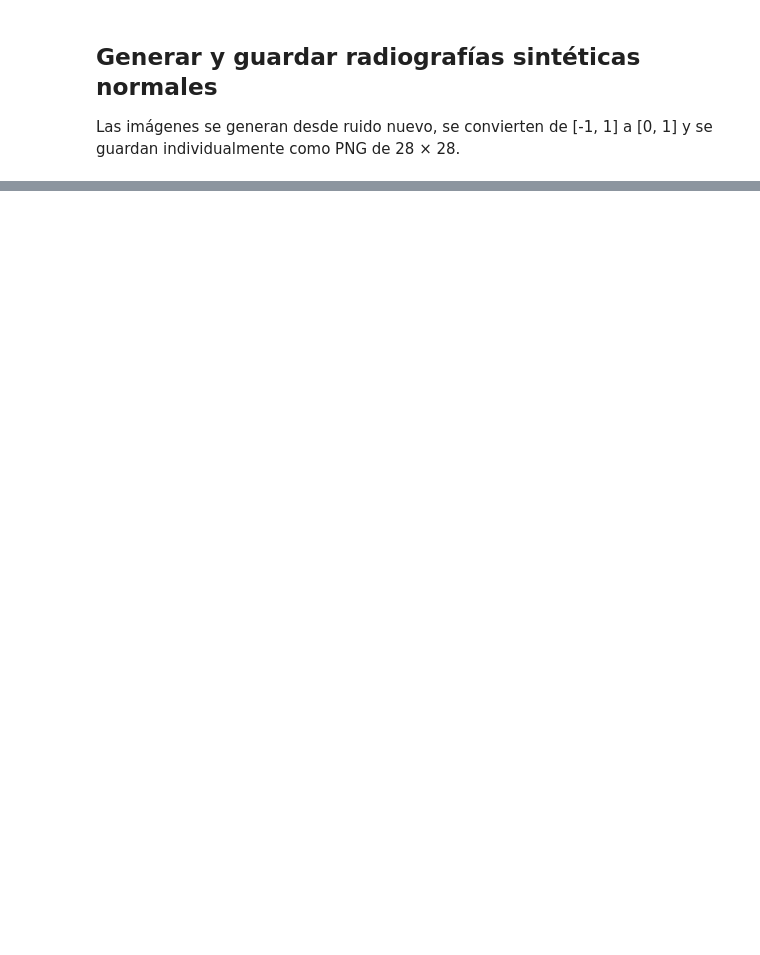
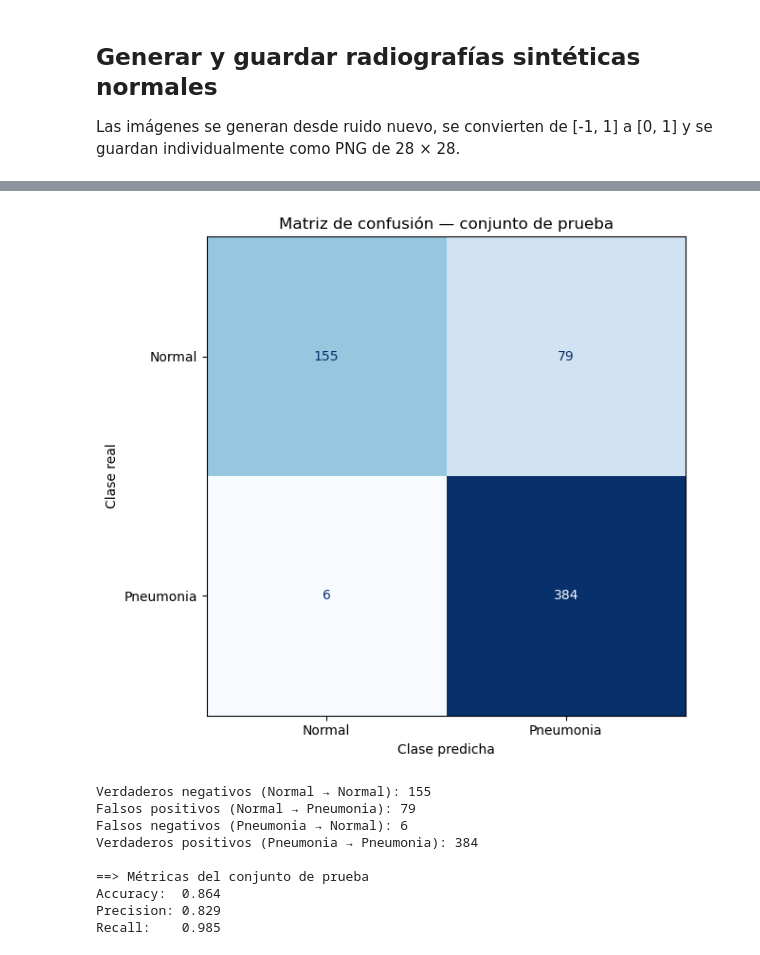
Before and after one commit to GabrielGomez9898/Mastering_MachineLearning_project, a Jupyter notebook: main.ipynb, the cells around one changed output, grey strips where cells are left out. Saved outputs shown, nothing was run; the diff lists cells and outputs as text; code cells hidden in the pictures; blank space fills up the shorter version.

```diff
--- a/main.ipynb
+++ b/main.ipynb
@@ -1014,0 +1435,79 @@ Forma del tensor generado: (16, 1, 28, 28)
+# %%
+from sklearn.metrics import (
+    ConfusionMatrixDisplay,
+    accuracy_score,
+    confusion_matrix,
+    precision_score,
+    recall_score
+)
+
+model.eval()
+etiquetas_test = []
+predicciones_test = []
+
+with torch.no_grad():
+    for images, targets in test_loader:
+        images = images.to(DEVICE, non_blocking=True)
+        outputs = model(images)
+        predicciones = outputs.argmax(dim=1).cpu().numpy()
+
+        etiquetas_test.extend(targets.view(-1).cpu().numpy())
+        predicciones_test.extend(predicciones)
+
+etiquetas_test = np.asarray(etiquetas_test)
+predicciones_test = np.asarray(predicciones_test)
+
+matriz = confusion_matrix(
+    etiquetas_test,
+    predicciones_test,
+    labels=[0, 1]
+)
+
+fig, ax = plt.subplots(figsize=(7, 6))
+display = ConfusionMatrixDisplay(
+    confusion_matrix=matriz,
+    display_labels=["Normal", "Pneumonia"]
+)
+display.plot(ax=ax, cmap="Blues", values_format="d", colorbar=False)
+ax.set_title("Matriz de confusión — conjunto de prueba")
+ax.set_xlabel("Clase predicha")
+ax.set_ylabel("Clase real")
+plt.tight_layout()
+plt.show()
+
+verdaderos_negativos, falsos_positivos, falsos_negativos, verdaderos_positivos = matriz.ravel()
+print("Verdaderos negativos (Normal → Normal):", verdaderos_negativos)
+print("Falsos positivos (Normal → Pneumonia):", falsos_positivos)
+print("Falsos negativos (Pneumonia → Normal):", falsos_negativos)
+print("Verdaderos positivos (Pneumonia → Pneumonia):", verdaderos_positivos)
+
+# Pneumonia (clase 1) se considera la clase positiva.
+accuracy_test = accuracy_score(etiquetas_test, predicciones_test)
+precision_test = precision_score(
+    etiquetas_test,
+    predicciones_test,
+    pos_label=1,
+    zero_division=0
+)
+recall_test = recall_score(
+    etiquetas_test,
+    predicciones_test,
+    pos_label=1,
+    zero_division=0
+)
+
+print("\n==> Métricas del conjunto de prueba")
+print(f"Accuracy:  {accuracy_test:.3f}")
+print(f"Precision: {precision_test:.3f}")
+print(f"Recall:    {recall_test:.3f}")
+# %% [output]
+[figure, added]
+Verdaderos negativos (Normal → Normal): 155
+Falsos positivos (Normal → Pneumonia): 79
+Falsos negativos (Pneumonia → Normal): 6
+Verdaderos positivos (Pneumonia → Pneumonia): 384
+
+==> Métricas del conjunto de prueba
+Accuracy:  0.864
+Precision: 0.829
+Recall:    0.985
```
Also changed, not shown: parts of 32 cells of this notebook, 18 other files.
